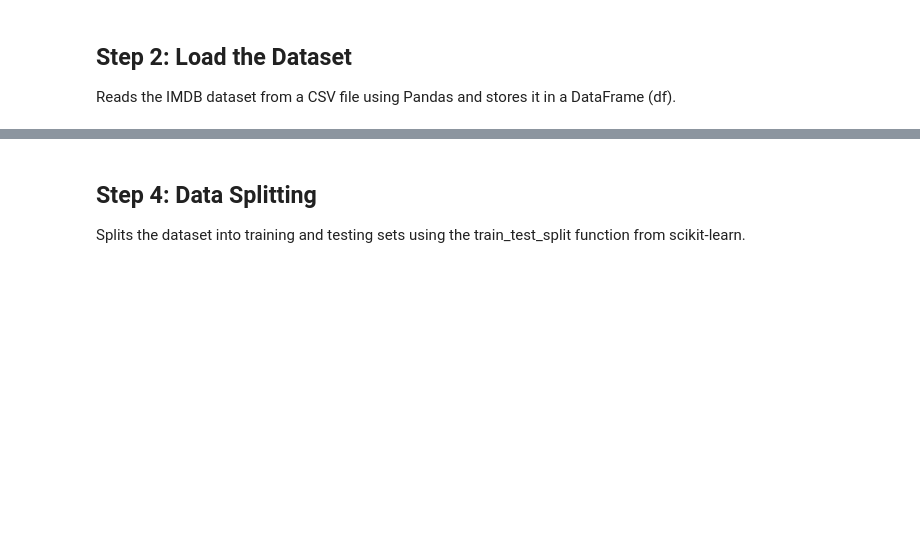
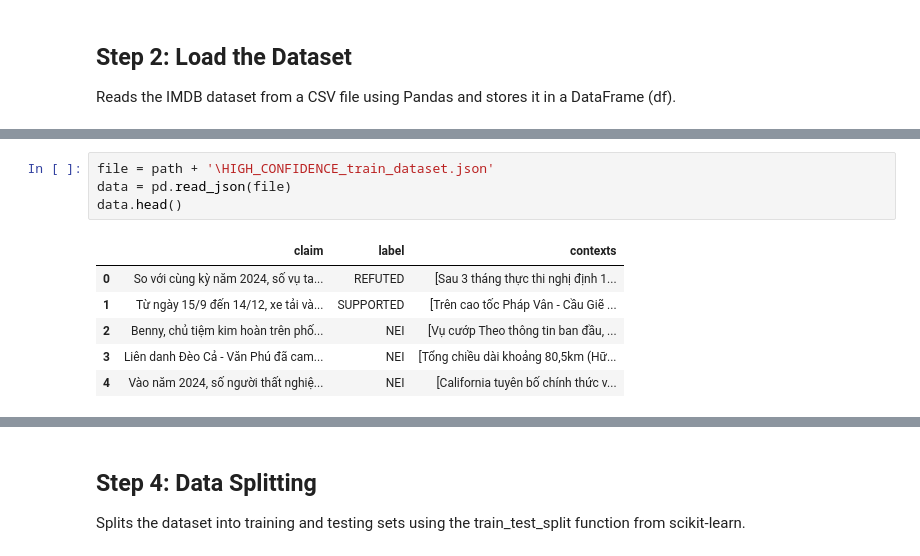
Before and after one commit to juanjo-bltrn/ma3001b-fact-checking, a Jupyter notebook: kerasTransformer/kerasTransformerDemo.ipynb, the cells around one changed output, grey strips where cells are left out. Drawn from its saved outputs; the diff is of its cells as text; blank space fills up the shorter version.

```diff
--- a/kerasTransformer/kerasTransformerDemo.ipynb
+++ b/kerasTransformer/kerasTransformerDemo.ipynb
@@ -43,0 +36,11 @@ df = data.copy()
+# %%
+file = path + '\HIGH_CONFIDENCE_train_dataset.json'
+data = pd.read_json(file)
+data.head()
+# %% [output]
+|  | claim | label | contexts |
+| 0 | So với cùng kỳ năm 2024, số vụ ta... | REFUTED | [Sau 3 tháng thực thi nghị định 1... |
+| 1 | Từ ngày 15/9 đến 14/12, xe tải và... | SUPPORTED | [Trên cao tốc Pháp Vân - Cầu Giẽ ... |
+| 2 | Benny, chủ tiệm kim hoàn trên phố... | NEI | [Vụ cướp Theo thông tin ban đầu, ... |
+| 3 | Liên danh Đèo Cả - Văn Phú đã cam... | NEI | [Tổng chiều dài khoảng 80,5km (Hữ... |
+| 4 | Vào năm 2024, số người thất nghiệ... | NEI | [California tuyên bố chính thức v... |
```
Also changed, not shown: parts of 18 cells of this notebook, 6 other files.
